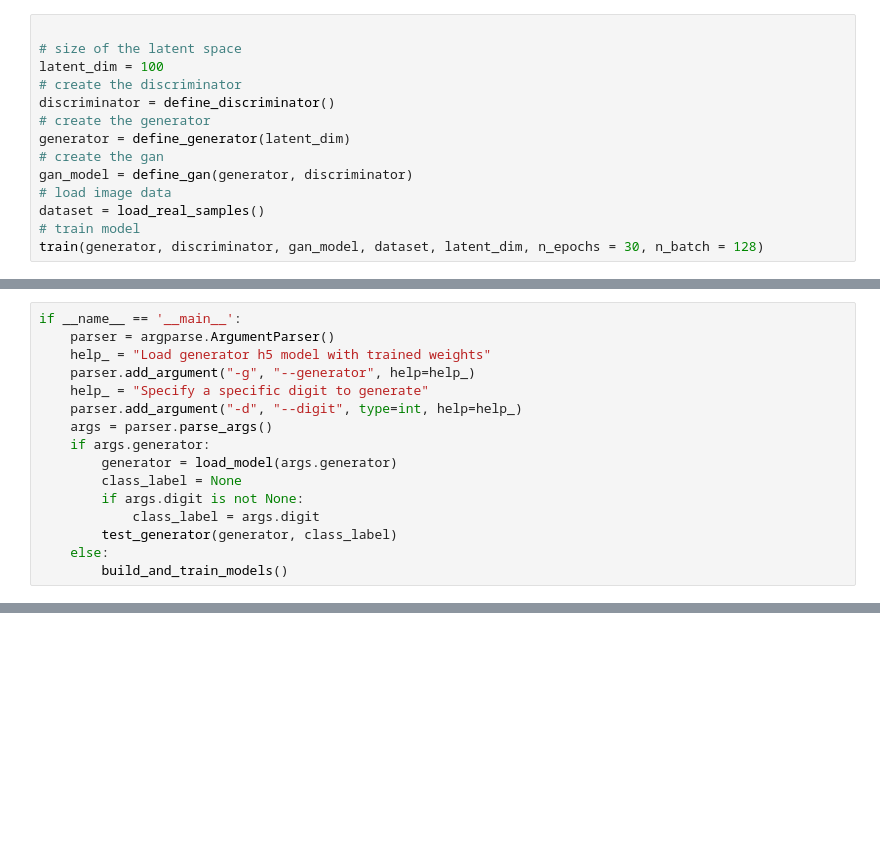
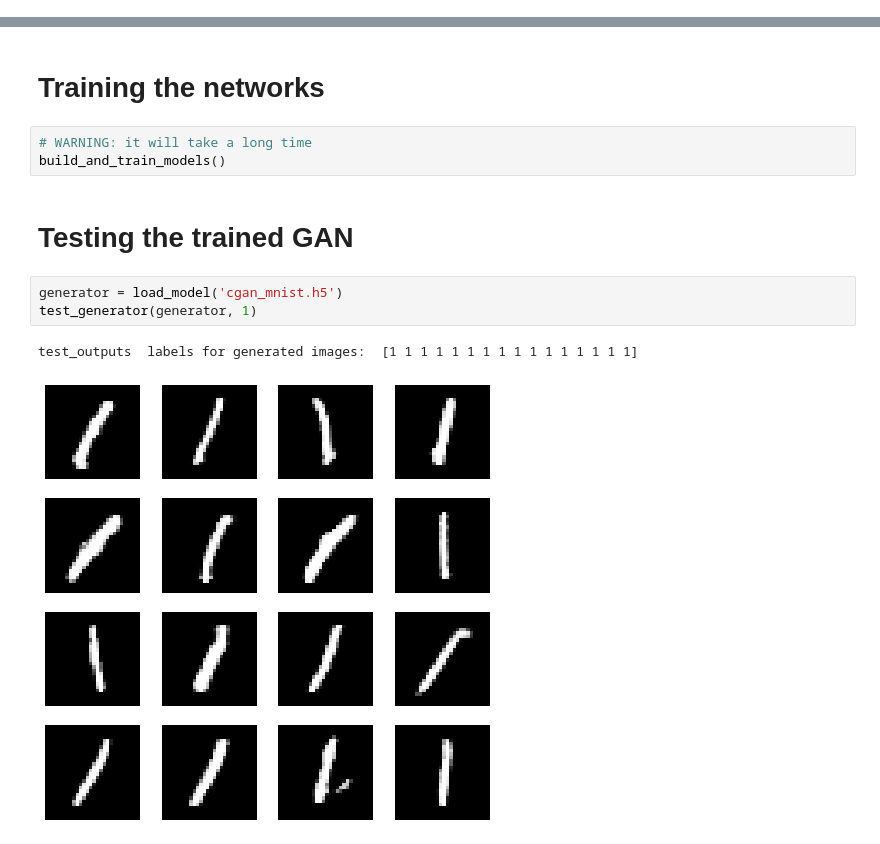
Before and after one commit to toelt-llc/TALK-GANs-GSDC-Munich, a Jupyter notebook: code/Conditional_GAN_With_MNIST.ipynb, the cells around one changed output, grey strips where cells are left out. Cells and saved outputs as stored; diff of their text form; blank space fills up the shorter version.

Commit message:
Updated the CGAN notebook

```diff
--- a/code/Conditional_GAN_With_MNIST.ipynb
+++ b/code/Conditional_GAN_With_MNIST.ipynb
@@ -140,14 +0,0 @@ def train(g_model, d_model, gan_model, dataset, latent_dim, n_epochs=100, n_batc
-# %%
-
-# size of the latent space
-latent_dim = 100
-# create the discriminator
-discriminator = define_discriminator()
-# create the generator
-generator = define_generator(latent_dim)
-# create the gan
-gan_model = define_gan(generator, discriminator)
-# load image data
-dataset = load_real_samples()
-# train model
-train(generator, discriminator, gan_model, dataset, latent_dim, n_epochs = 30, n_batch = 128)
@@ -846,16 +0,0 @@ def test_generator(generator, class_label=None):
-# %%
-if __name__ == '__main__':
-    parser = argparse.ArgumentParser()
-    help_ = "Load generator h5 model with trained weights"
-    parser.add_argument("-g", "--generator", help=help_)
-    help_ = "Specify a specific digit to generate"
-    parser.add_argument("-d", "--digit", type=int, help=help_)
-    args = parser.parse_args()
-    if args.generator:
-        generator = load_model(args.generator)
-        class_label = None
-        if args.digit is not None:
-            class_label = args.digit
-        test_generator(generator, class_label)
-    else:
-        build_and_train_models()
@@ -890,0 +291,13 @@ KeyboardInterrupt:
+# %% [markdown]
+# Training the networks
+# %%
+# WARNING: it will take a long time
+build_and_train_models()
+# %% [markdown]
+# Testing the trained GAN
+# %%
+generator = load_model('cgan_mnist.h5')
+test_generator(generator, 1)
+# %% [output]
+test_outputs  labels for generated images:  [1 1 1 1 1 1 1 1 1 1 1 1 1 1 1 1]
+[figure, added]
```
Also changed, not shown: parts of 30 cells of this notebook, 4 other files.
